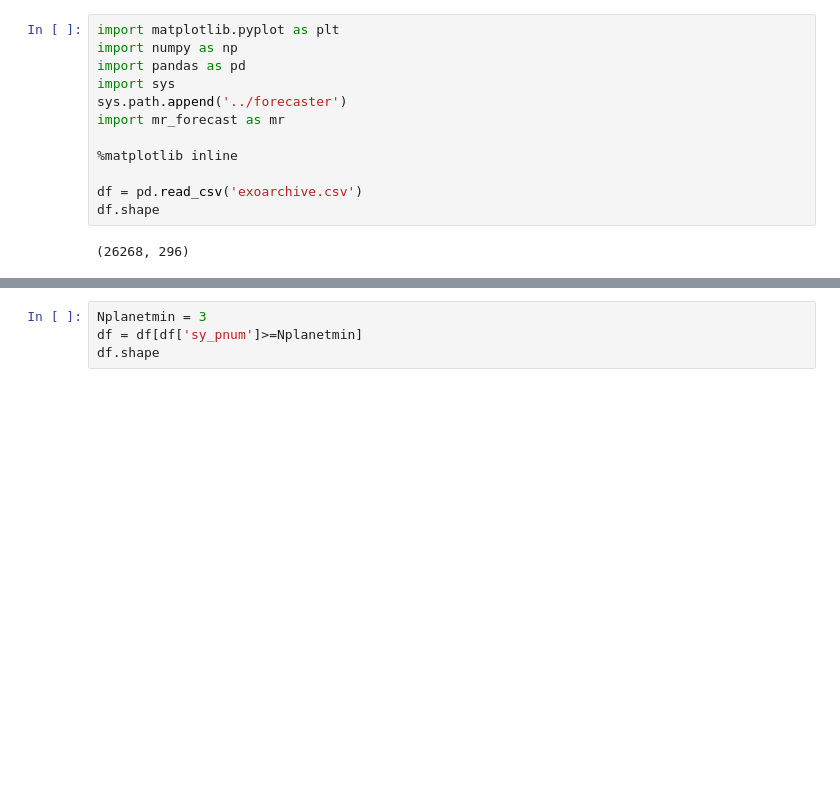
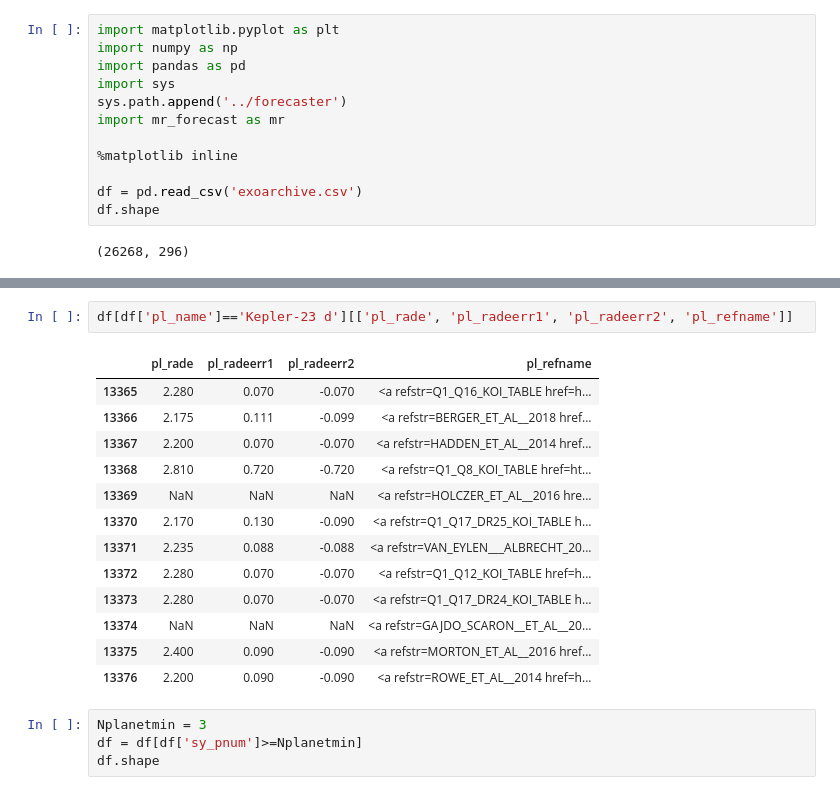
Before and after one commit to dtamayo/exomasses, a Jupyter notebook: eccentricities.ipynb, the cells around one changed output, grey strips where cells are left out. Saved outputs shown, nothing was run; the diff lists cells and outputs as text; blank space fills up the shorter version.

```diff
--- a/eccentricities.ipynb
+++ b/eccentricities.ipynb
@@ -15,3 +25,19 @@ df.shape
+# %%
+df[df['pl_name']=='Kepler-23 d'][['pl_rade', 'pl_radeerr1', 'pl_radeerr2', 'pl_refname']]
+# %% [output]
+|  | pl_rade | pl_radeerr1 | pl_radeerr2 | pl_refname |
+| 13365 | 2.280 | 0.070 | -0.070 | <a refstr=Q1_Q16_KOI_TABLE href=h... |
+| 13366 | 2.175 | 0.111 | -0.099 | <a refstr=BERGER_ET_AL__2018 href... |
+| 13367 | 2.200 | 0.070 | -0.070 | <a refstr=HADDEN_ET_AL__2014 href... |
+| 13368 | 2.810 | 0.720 | -0.720 | <a refstr=Q1_Q8_KOI_TABLE href=ht... |
+| 13369 | NaN | NaN | NaN | <a refstr=HOLCZER_ET_AL__2016 hre... |
+| 13370 | 2.170 | 0.130 | -0.090 | <a refstr=Q1_Q17_DR25_KOI_TABLE h... |
+| 13371 | 2.235 | 0.088 | -0.088 | <a refstr=VAN_EYLEN___ALBRECHT_20... |
+| 13372 | 2.280 | 0.070 | -0.070 | <a refstr=Q1_Q12_KOI_TABLE href=h... |
+| 13373 | 2.280 | 0.070 | -0.070 | <a refstr=Q1_Q17_DR24_KOI_TABLE h... |
+| 13374 | NaN | NaN | NaN | <a refstr=GAJDO_SCARON__ET_AL__20... |
+| 13375 | 2.400 | 0.090 | -0.090 | <a refstr=MORTON_ET_AL__2016 href... |
+| 13376 | 2.200 | 0.090 | -0.090 | <a refstr=ROWE_ET_AL__2014 href=h... |
 # %%
 Nplanetmin = 3
 df = df[df['sy_pnum']>=Nplanetmin]
```
Also changed, not shown: parts of 1 cell of this notebook, 1 other file.
